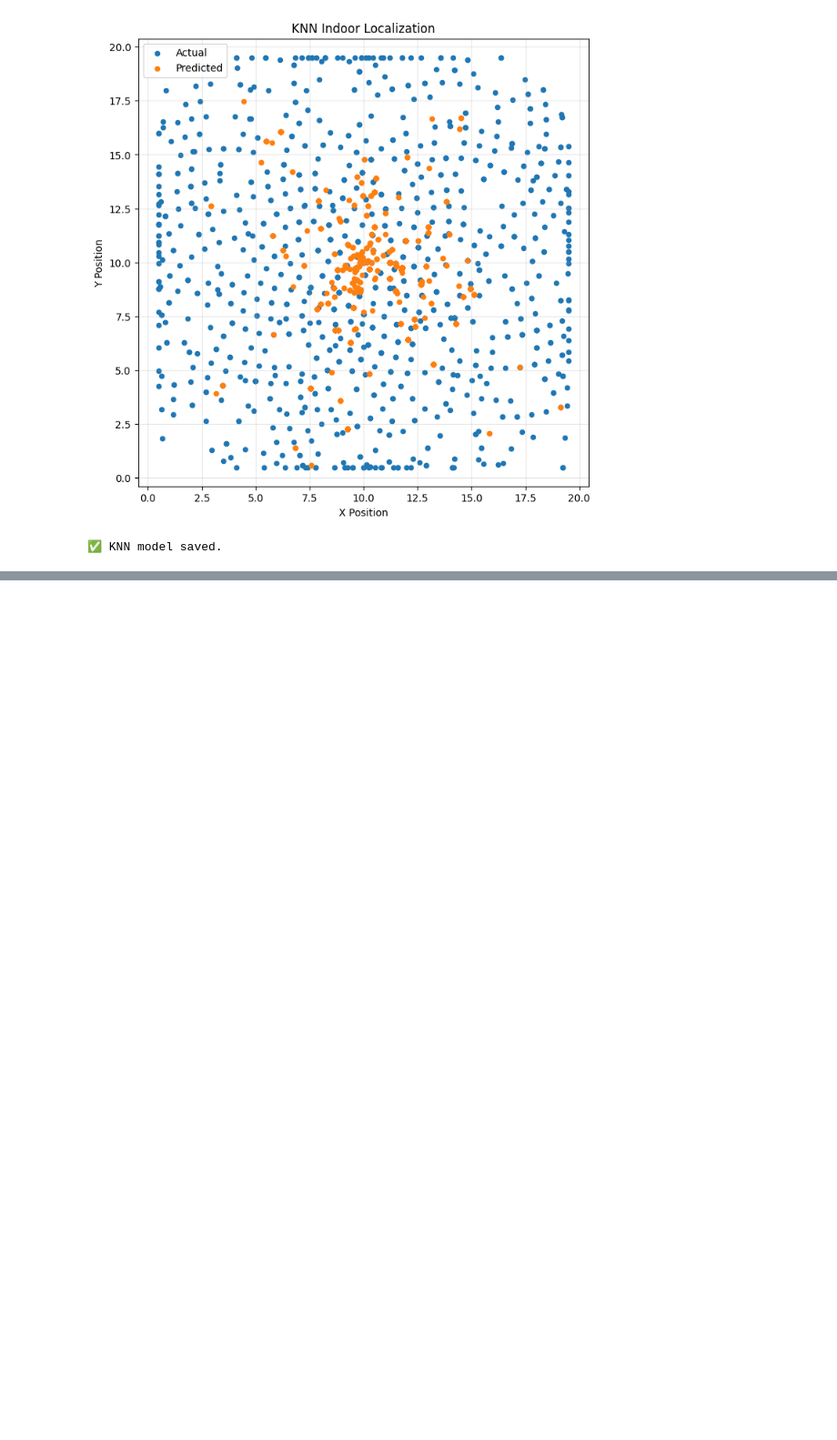
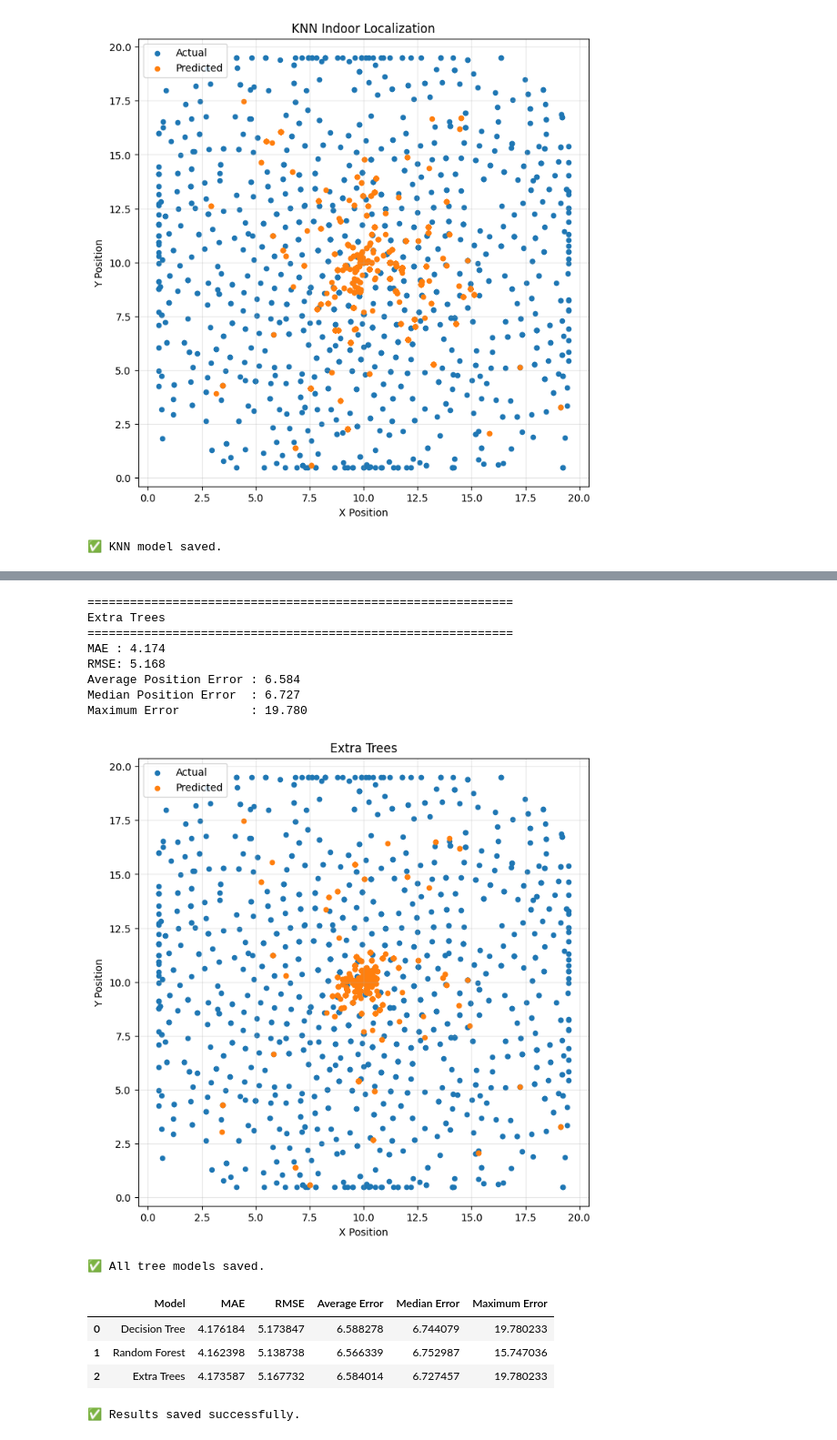
Before and after one commit to moazabeer/wifi-indoor-localization-ml, a Jupyter notebook: notebooks/WiFi_Indoor_Localization.ipynb, the cells around one changed output, grey strips where cells are left out. Shown at 91% size. Cells and saved outputs as stored; diff of their text form; code cells hidden in the pictures; blank space fills up the shorter version.

```diff
--- a/notebooks/WiFi_Indoor_Localization.ipynb
+++ b/notebooks/WiFi_Indoor_Localization.ipynb
@@ -972,0 +1114,68 @@ os.makedirs("models", exist_ok=True)
+# %%
+extra_trees = ExtraTreesRegressor(
+    n_estimators=200,
+    random_state=42,
+    n_jobs=-1
+)
+
+extra_trees.fit(
+    X_train,
+    y_train
+)
+
+et_results = evaluate_model(
+    extra_trees,
+    X_test,
+    y_test,
+    "Extra Trees"
+)
+# %% [output]
+============================================================
+Extra Trees
+============================================================
+MAE : 4.174
+RMSE: 5.168
+Average Position Error : 6.584
+Median Position Error  : 6.727
+Maximum Error          : 19.780
+[figure, added]
+# %%
+joblib.dump(decision_tree, "models/decision_tree.pkl")
+
+joblib.dump(random_forest, "models/random_forest.pkl")
+
+joblib.dump(extra_trees, "models/extra_trees.pkl")
+
+print("✅ All tree models saved.")
+# %% [output]
+✅ All tree models saved.
+# %%
+results = pd.DataFrame([
+    dt_results,
+    rf_results,
+    et_results
+])
+
+results
+# %% [output]
+|  | Model | MAE | RMSE | Average Error | Median Error | Maximum Error |
+| 0 | Decision Tree | 4.176184 | 5.173847 | 6.588278 | 6.744079 | 19.780233 |
+| 1 | Random Forest | 4.162398 | 5.138738 | 6.566339 | 6.752987 | 15.747036 |
+| 2 | Extra Trees | 4.173587 | 5.167732 | 6.584014 | 6.727457 | 19.780233 |
+# %%
+# ==========================================================
+# Save Model Comparison Results
+# ==========================================================
+
+import os
+
+os.makedirs("results", exist_ok=True)
+
+results.to_csv(
+    "results/model_comparison.csv",
+    index=False
+)
+
+print("✅ Results saved successfully.")
+# %% [output]
+✅ Results saved successfully.
```
Also changed, not shown: parts of 5 cells of this notebook.
